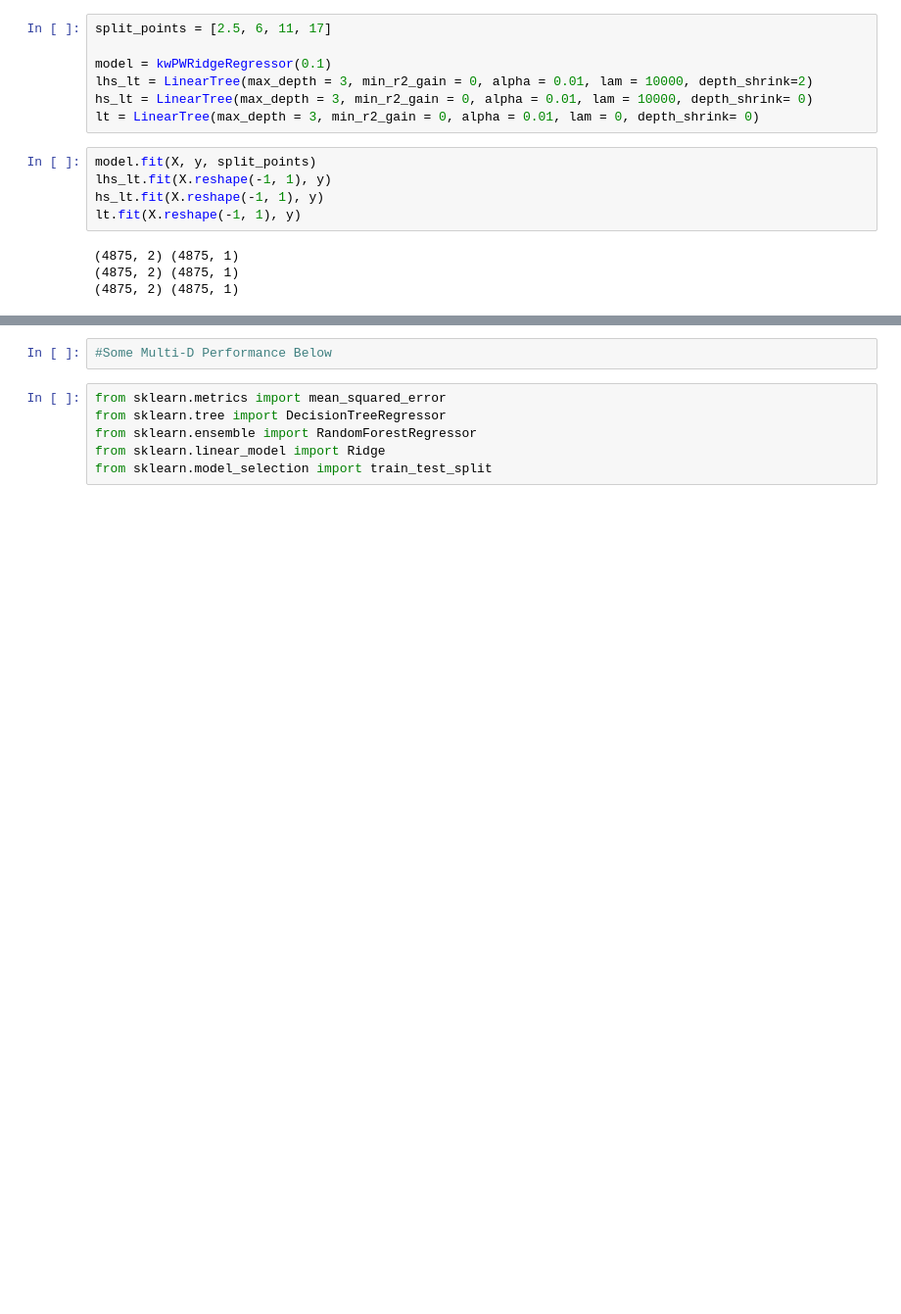
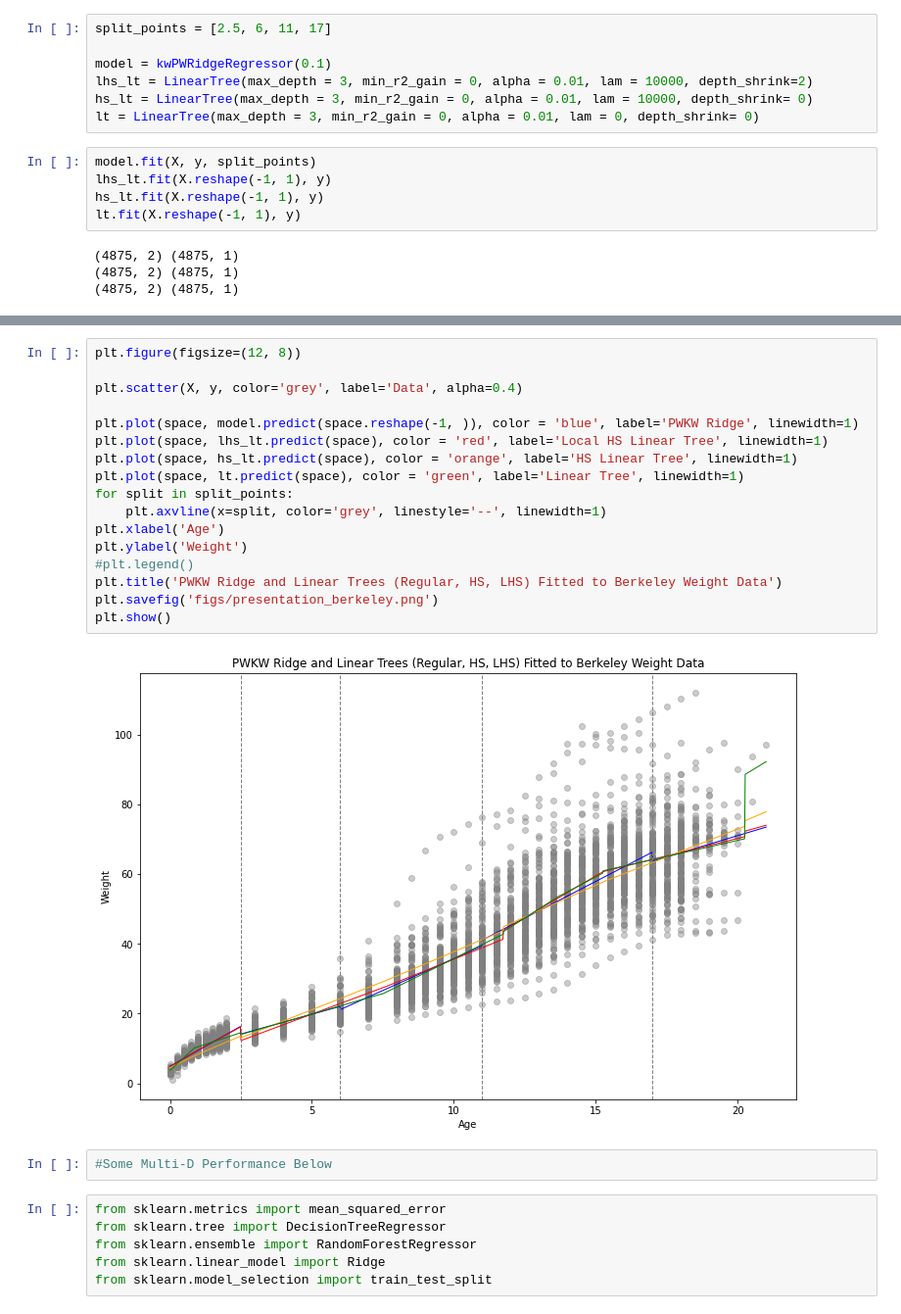
Before and after one commit to mattyshen/kwPWRidge, a Jupyter notebook: berkeley.ipynb, the cells around one changed output, grey strips where cells are left out. Shown at 98% size. Cells and saved outputs as stored; diff of their text form; blank space fills up the shorter version.

```diff
--- a/berkeley.ipynb
+++ b/berkeley.ipynb
@@ -91,3 +91,22 @@ plt.show()
+# %%
+plt.figure(figsize=(12, 8))
+
+plt.scatter(X, y, color='grey', label='Data', alpha=0.4)
+
+plt.plot(space, model.predict(space.reshape(-1, )), color = 'blue', label='PWKW Ridge', linewidth=1)
+plt.plot(space, lhs_lt.predict(space), color = 'red', label='Local HS Linear Tree', linewidth=1)
+plt.plot(space, hs_lt.predict(space), color = 'orange', label='HS Linear Tree', linewidth=1)
+plt.plot(space, lt.predict(space), color = 'green', label='Linear Tree', linewidth=1)
+for split in split_points:
+    plt.axvline(x=split, color='grey', linestyle='--', linewidth=1)
+plt.xlabel('Age')
+plt.ylabel('Weight')
+#plt.legend()
+plt.title('PWKW Ridge and Linear Trees (Regular, HS, LHS) Fitted to Berkeley Weight Data')
+plt.savefig('figs/presentation_berkeley.png')
+plt.show()
+# %% [output]
+[figure, added]
 # %%
 #Some Multi-D Performance Below
 # %%
```
Also changed, not shown: parts of 3 cells of this notebook, 5 other files.
